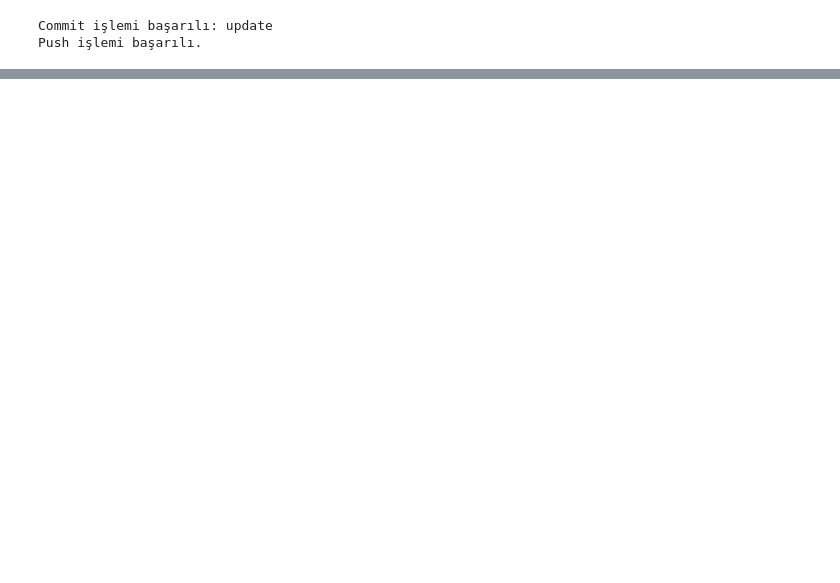
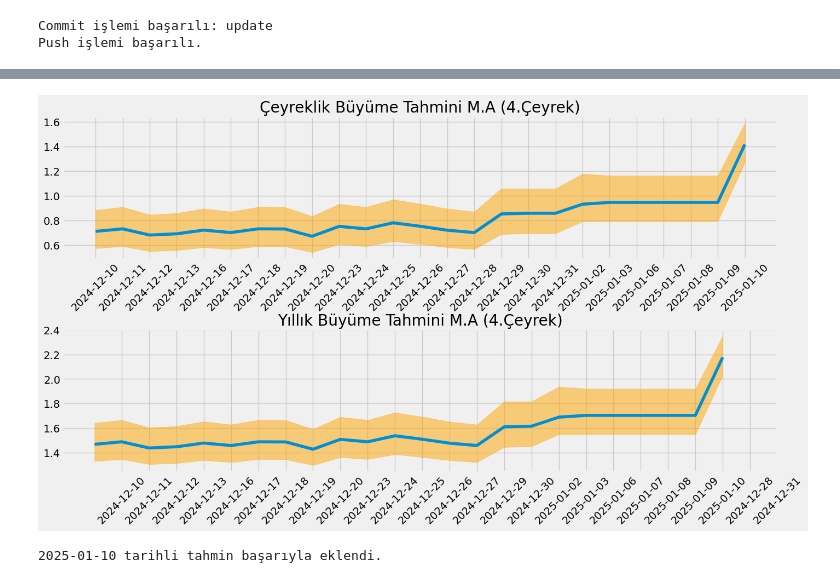
Before and after one commit to kaboya19/BuyumeTahmin, a Jupyter notebook: BuyumeTahmin.ipynb, the cells around one changed output, grey strips where cells are left out. Drawn from its saved outputs; the diff is of its cells as text; code cells hidden in the pictures; blank space fills up the shorter version.

```diff
--- a/BuyumeTahmin.ipynb
+++ b/BuyumeTahmin.ipynb
@@ -1856,3 +1856,7 @@ git_add_commit_push()
 # %% [output]
 Commit işlemi başarılı: update
 Push işlemi başarılı.
+# %%
+günlük=pd.read_csv("cari.csv",index_col=0)
+yıllık=pd.read_csv("cariyıl.csv",index_col=0)
+yıllık
@@ -1858,0 +1881,18 @@ Push işlemi başarılı.
+# %%
+
+plt.figure(figsize=(15,8))
+plt.subplot(2,1,1)
+plt.title("Çeyreklik Büyüme Tahmini M.A (4.Çeyrek)")
+plt.plot(günlük["Tahmin"],label="Ortalama")
+plt.fill_between(günlük.index,günlük["Üst"],günlük["Alt"],alpha=0.5,color="orange")
+plt.xticks(günlük.index,rotation=45)
+
+plt.subplot(2,1,2)
+plt.title("Yıllık Büyüme Tahmini M.A (4.Çeyrek)")
+plt.plot(yıllık["Tahmin"],label="Ortalama")
+plt.fill_between(yıllık.index,yıllık["Üst"],yıllık["Alt"],alpha=0.5,color="orange")
+plt.xticks(günlük.index,rotation=45)
+
+plt.subplots_adjust(hspace=0.5)
+# %% [output]
+[figure, added]
@@ -1858,0 +1927,25 @@ Push işlemi başarılı.
+# %%
+import pandas as pd
+from datetime import datetime
+
+
+csv_file = "C:/Users/Bora/Documents/GitHub/BuyumeTahmin/ham.csv"
+df = pd.read_csv(csv_file, index_col=0)
+
+# Bugünün tarihini "dd-mm-yyyy" formatında al
+today_date = datetime.today().strftime("%Y-%m-%d")
+
+# Yeni tahmin değeri
+new_tahmin = ham_yıllık
+ust_limit=ham_yıllık_üst
+alt_limit=ham_yıllık_alt
+try:
+    df.loc[today_date] = [new_tahmin, ust_limit, alt_limit]
+except:
+    pass
+
+df.to_csv(csv_file)
+
+print(f"{today_date} tarihli tahmin başarıyla eklendi.")
+# %% [output]
+2025-01-10 tarihli tahmin başarıyla eklendi.
```
Also changed, not shown: parts of 39 cells of this notebook, 2 other files.
